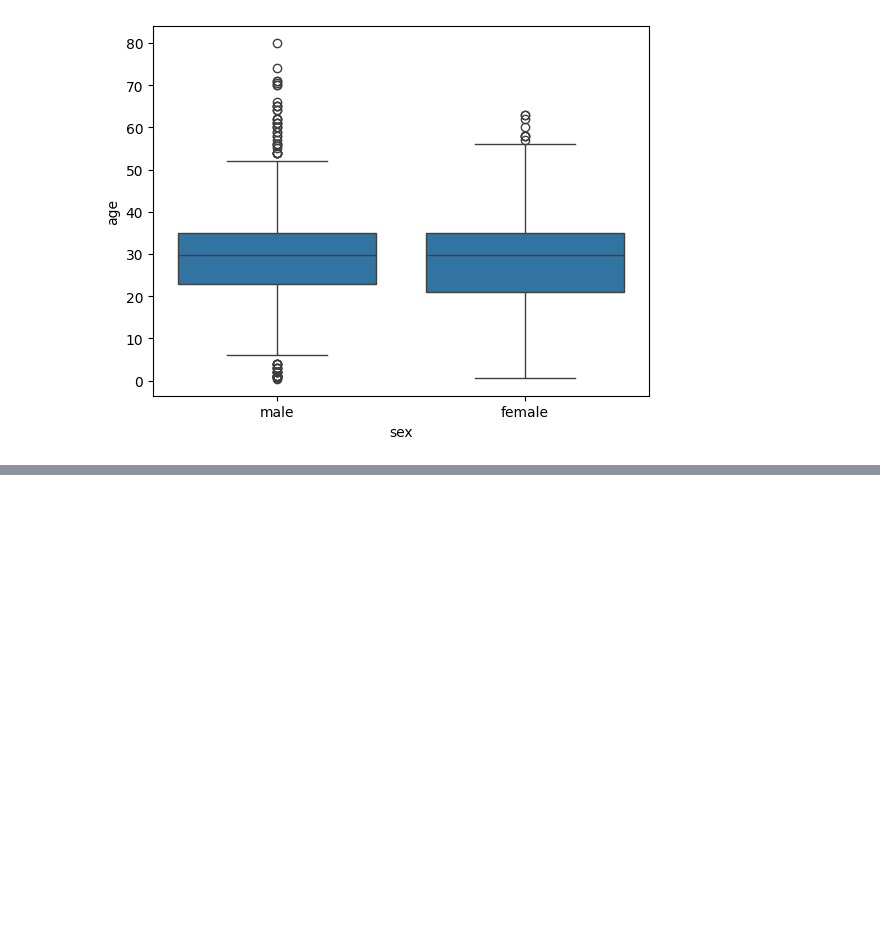
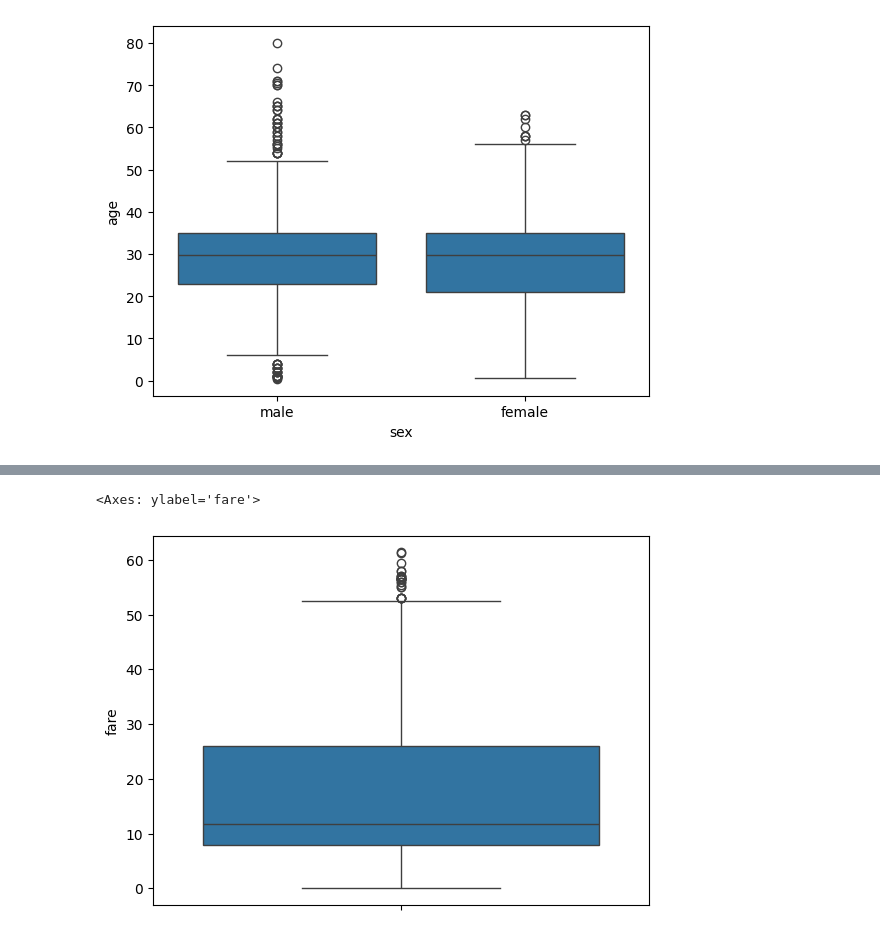
Before and after one commit to saadkhalidabbasi/Data-Science-Notes, a Jupyter notebook: Data_Wrangling_from_Zero_to_Pro.ipynb, the cells around one changed output, grey strips where cells are left out. Drawn from its saved outputs; the diff is of its cells as text; code cells hidden in the pictures; blank space fills up the shorter version.

```diff
--- a/Data_Wrangling_from_Zero_to_Pro.ipynb
+++ b/Data_Wrangling_from_Zero_to_Pro.ipynb
@@ -146,6 +163,12 @@ IQR
 # %%
+# Ouliers Removal Of Fare by using IQR Method
+
+Q1=df['fare'].quantile(0.25)
+Q3=df['fare'].quantile(0.75)
+IQR=Q3-Q1
+
 lower_limit=Q1-1.5*IQR
 upper_limit=Q3+1.5*IQR
 
 
-df_removed_outlier=df[(df['age']>=lower_limit)&(df['age']<=upper_limit)]
+df=df[(df['fare']>lower_limit)&(df['fare']<upper_limit)]
@@ -167,0 +179,7 @@ df_removed_outlier
+# %%
+# Checking Outlier (if any) after IQR Method
+
+sns.boxplot(df,y='fare')
+# %% [output]
+<Axes: ylabel='fare'>
+[figure, added]
```
Also changed, not shown: parts of 7 cells of this notebook.
